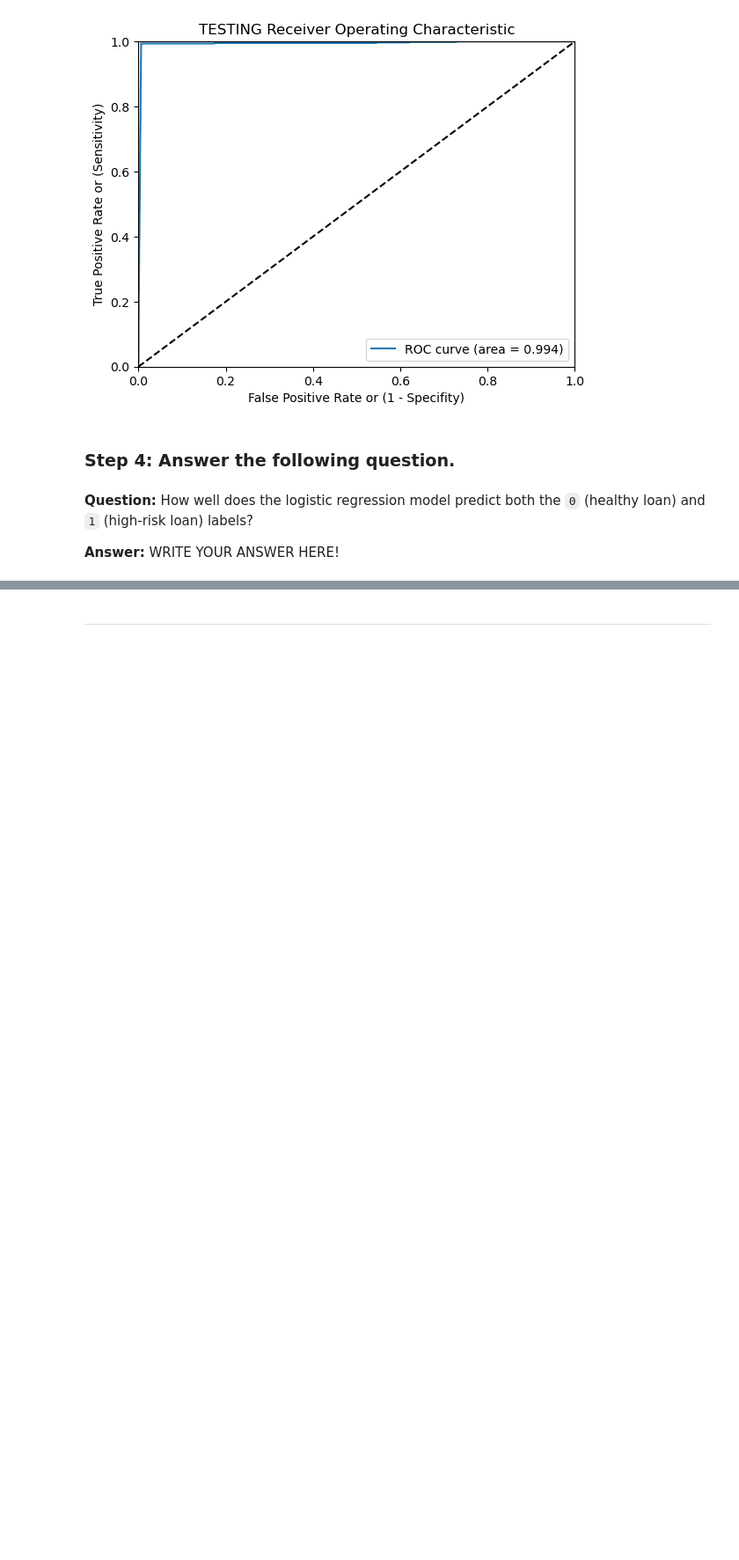
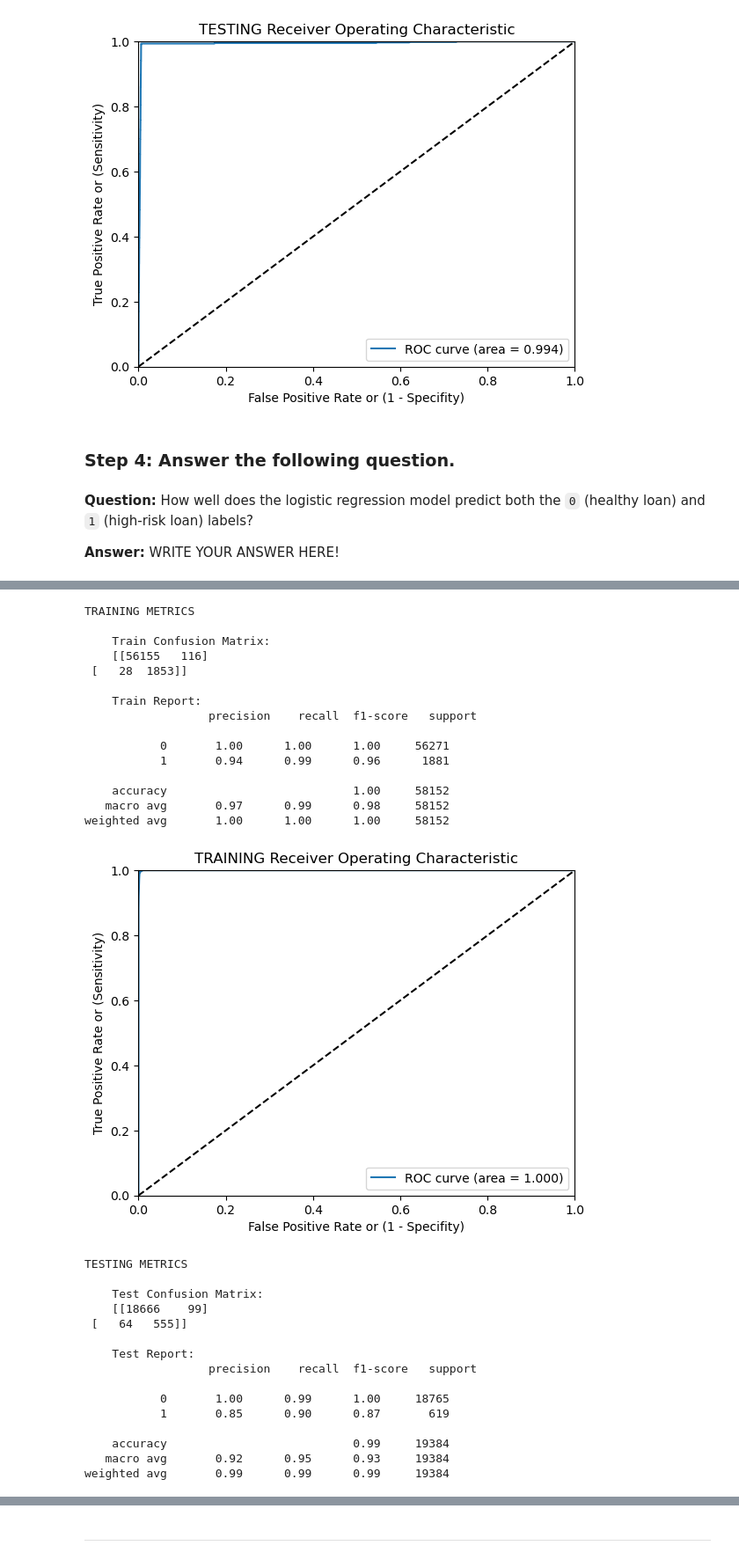
Before and after one commit to ungernator12/smu_hw_sept_2023, a Jupyter notebook: 20-Supervised-Learning/Submission/credit_risk_classification_JU.ipynb, the cells around one changed output, grey strips where cells are left out. Shown: that part at 88% size. Cells and saved outputs as stored; diff of their text form; code cells hidden in the pictures; blank space fills up the shorter version.

```diff
--- a/20-Supervised-Learning/Submission/credit_risk_classification_JU.ipynb
+++ b/20-Supervised-Learning/Submission/credit_risk_classification_JU.ipynb
@@ -387,0 +523,40 @@ weighted avg       0.99      0.99      0.99     19384
+# %%
+# initialize
+rf = RandomForestClassifier(random_state=42)
+
+# fit
+rf.fit(X_train, y_train)
+
+doClassification(rf, X_train, X_test, y_train, y_test)
+# %% [output]
+TRAINING METRICS
+
+    Train Confusion Matrix:
+    [[56155   116]
+ [   28  1853]]
+
+    Train Report:
+                  precision    recall  f1-score   support
+
+           0       1.00      1.00      1.00     56271
+           1       0.94      0.99      0.96      1881
+
+    accuracy                           1.00     58152
+   macro avg       0.97      0.99      0.98     58152
+weighted avg       1.00      1.00      1.00     58152
+[figure, added]
+TESTING METRICS
+
+    Test Confusion Matrix:
+    [[18666    99]
+ [   64   555]]
+
+    Test Report:
+                  precision    recall  f1-score   support
+
+           0       1.00      0.99      1.00     18765
+           1       0.85      0.90      0.87       619
+
+    accuracy                           0.99     19384
+   macro avg       0.92      0.95      0.93     19384
+weighted avg       0.99      0.99      0.99     19384
```
Also changed, not shown: parts of 14 cells of this notebook, 3 other files.
